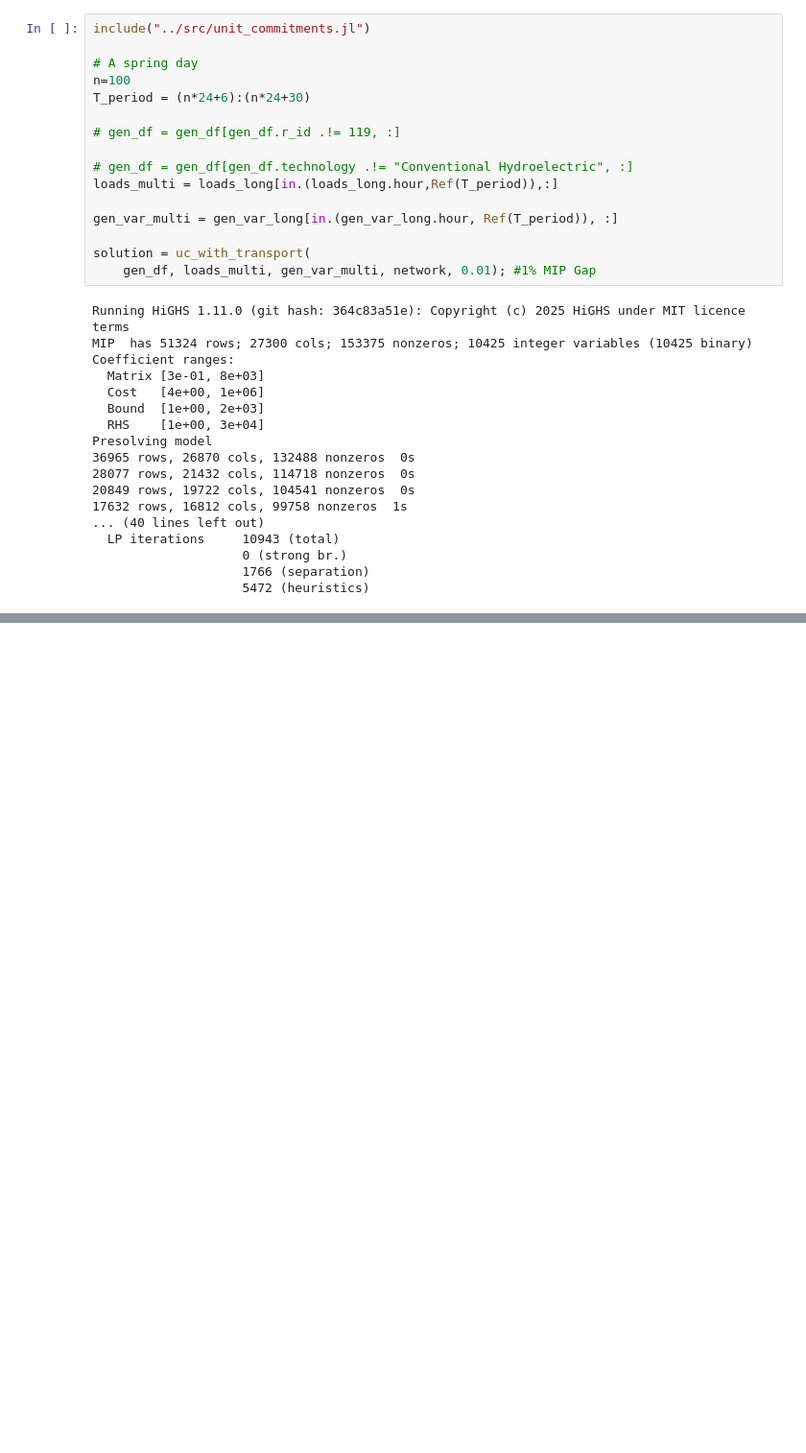
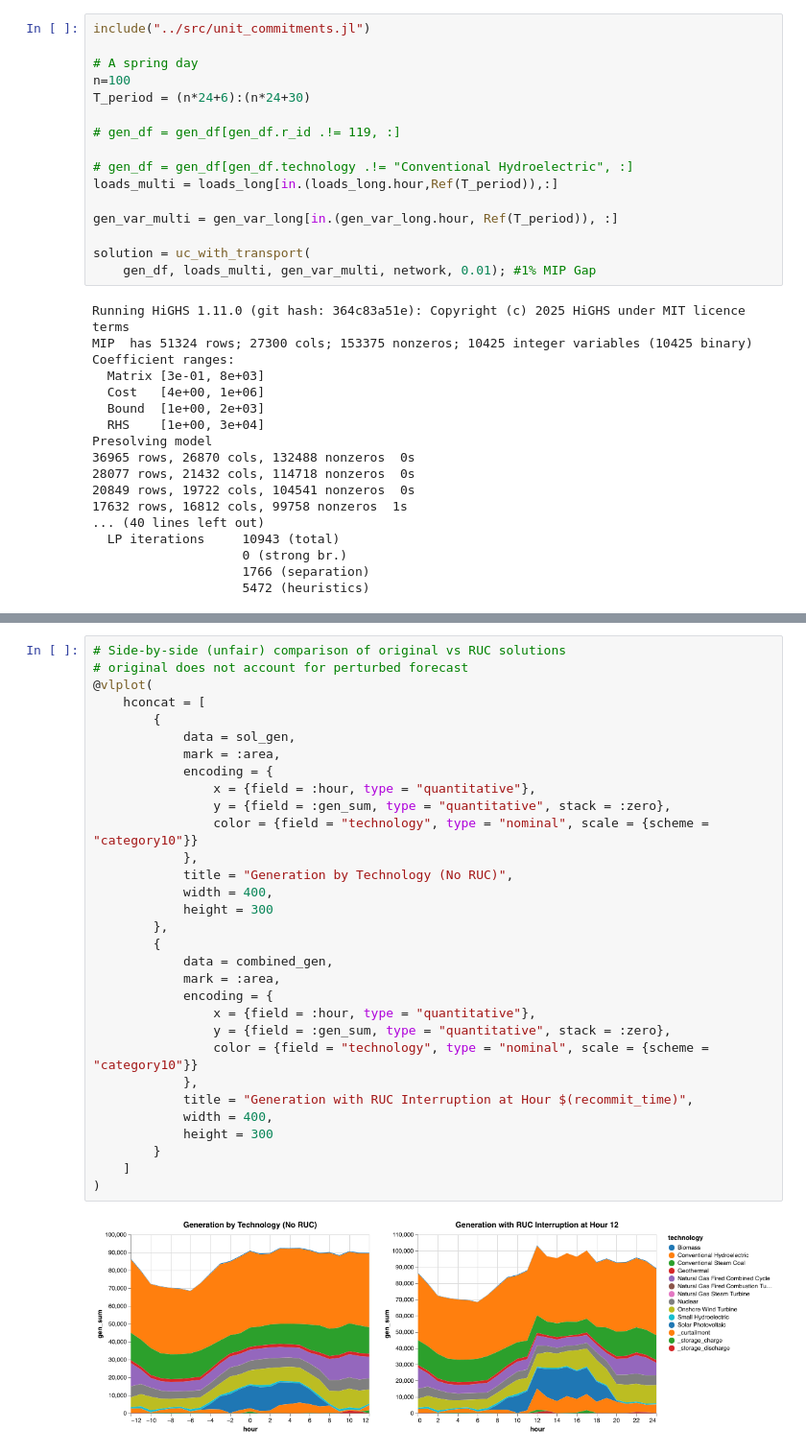
Before and after one commit to ek9321/intraday-commitments, a Jupyter notebook: model_notebooks/RUC.ipynb, the cells around one changed output, grey strips where cells are left out. Shown at 96% size. Drawn from its saved outputs; the diff is of its cells as text; blank space fills up the shorter version.

```diff
--- a/model_notebooks/RUC.ipynb
+++ b/model_notebooks/RUC.ipynb
@@ -259,0 +118,33 @@ combined_gen |>
+# %%
+# Side-by-side (unfair) comparison of original vs RUC solutions
+# original does not account for perturbed forecast
+@vlplot(
+    hconcat = [
+        {
+            data = sol_gen,
+            mark = :area,
+            encoding = {
+                x = {field = :hour, type = "quantitative"},
+                y = {field = :gen_sum, type = "quantitative", stack = :zero},
+                color = {field = "technology", type = "nominal", scale = {scheme = "category10"}}
+            },
+            title = "Generation by Technology (No RUC)",
+            width = 400,
+            height = 300
+        },
+        {
+            data = combined_gen,
+            mark = :area,
+            encoding = {
+                x = {field = :hour, type = "quantitative"},
+                y = {field = :gen_sum, type = "quantitative", stack = :zero},
+                color = {field = "technology", type = "nominal", scale = {scheme = "category10"}}
+            },
+            title = "Generation with RUC Interruption at Hour $(recommit_time)",
+            width = 400,
+            height = 300
+        }
+    ]
+)
+# %% [output]
+[figure, added]
```
Also changed, not shown: parts of 8 cells of this notebook, 14 other files.
